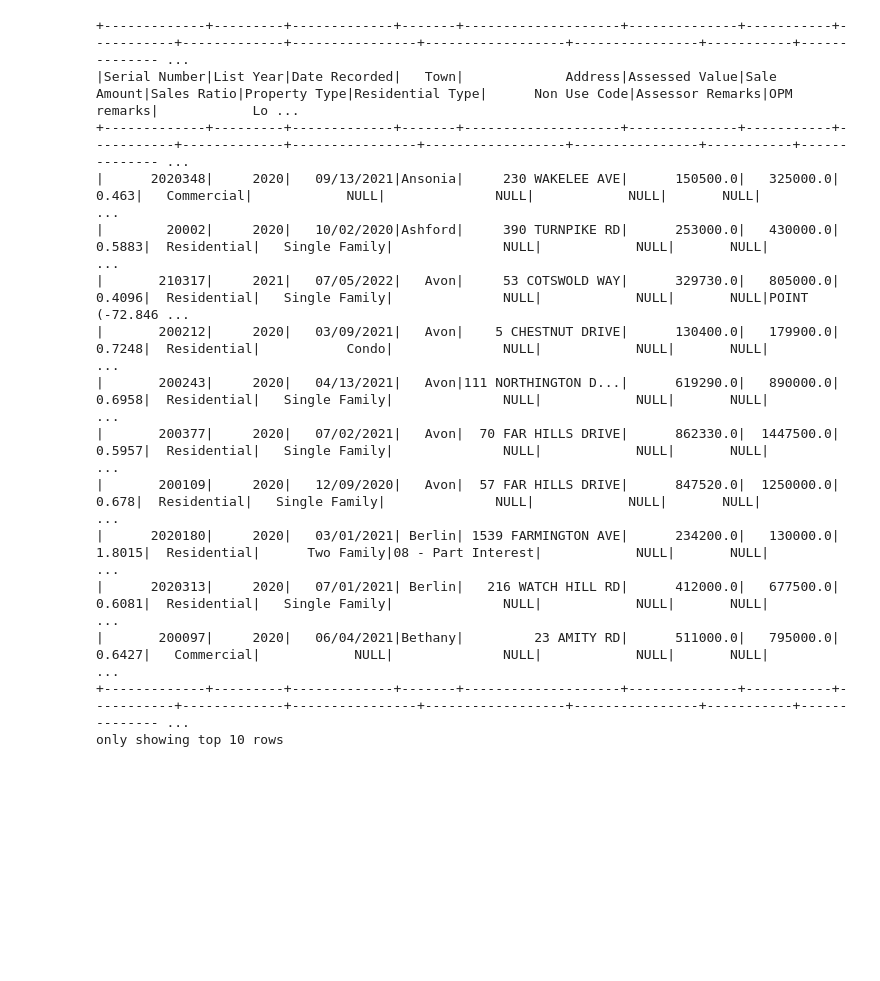
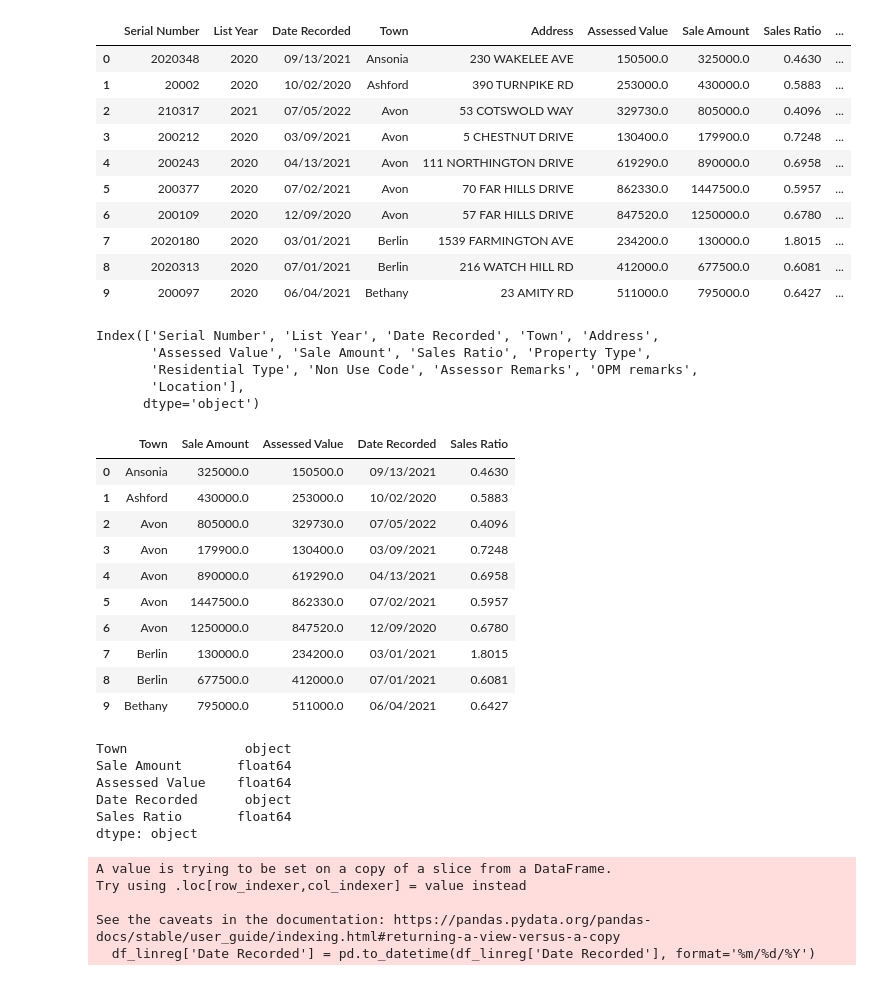
Before and after one commit to lwjiang1015/Project_4_Group_4, a Jupyter notebook: RealEstate_Analysis_colab_OY.ipynb, the cells around one changed output. Drawn from its saved outputs; the diff is of its cells as text; code cells hidden in the pictures; blank space fills up the shorter version.

```diff
--- a/RealEstate_Analysis_colab_OY.ipynb
+++ b/RealEstate_Analysis_colab_OY.ipynb
@@ -38,28 +62,69 @@ from pyspark.sql import SparkSession
 spark = SparkSession.builder.appName("SparkSQL").getOrCreate()
 # %%
  # Read in data from S3 Buckets
-from pyspark import SparkFiles
 url ="https://realestateproj.s3.ap-southeast-2.amazonaws.com/real-estate-sales.csv"
 
 spark.sparkContext.addFile(url)
 
-df = spark.read.csv(SparkFiles.get("real-estate-sales.csv"), header=True, inferSchema=True)
+df_spark = spark.read.csv(SparkFiles.get("real-estate-sales.csv"), header=True, inferSchema=True)
+# https://docs.databricks.com/en/pandas/pyspark-pandas-conversion.html#:~:text=Series%20.-,Convert%20PySpark%20DataFrames%20to%20and%20from%20pandas%20DataFrames,DataFrame%20with%20createDataFrame(pandas_df)%20.
+df = df_spark.select("*").toPandas()
 
 # Show DataFrame
-df.show(10)
+df.head(10)
 # %% [output]
-+-------------+---------+-------------+-------+--------------------+--------------+-----------+-----------+-------------+----------------+------------------+----------------+-----------+-------------- ...
-|Serial Number|List Year|Date Recorded|   Town|             Address|Assessed Value|Sale Amount|Sales Ratio|Property Type|Residential Type|      Non Use Code|Assessor Remarks|OPM remarks|            Lo ...
-+-------------+---------+-------------+-------+--------------------+--------------+-----------+-----------+-------------+----------------+------------------+----------------+-----------+-------------- ...
-|      2020348|     2020|   09/13/2021|Ansonia|     230 WAKELEE AVE|      150500.0|   325000.0|      0.463|   Commercial|            NULL|              NULL|            NULL|       NULL|               ...
-|        20002|     2020|   10/02/2020|Ashford|     390 TURNPIKE RD|      253000.0|   430000.0|     0.5883|  Residential|   Single Family|              NULL|            NULL|       NULL|               ...
-|       210317|     2021|   07/05/2022|   Avon|     53 COTSWOLD WAY|      329730.0|   805000.0|     0.4096|  Residential|   Single Family|              NULL|            NULL|       NULL|POINT (-72.846 ...
-|       200212|     2020|   03/09/2021|   Avon|    5 CHESTNUT DRIVE|      130400.0|   179900.0|     0.7248|  Residential|           Condo|              NULL|            NULL|       NULL|               ...
-|       200243|     2020|   04/13/2021|   Avon|111 NORTHINGTON D...|      619290.0|   890000.0|     0.6958|  Residential|   Single Family|              NULL|            NULL|       NULL|               ...
-|       200377|     2020|   07/02/2021|   Avon|  70 FAR HILLS DRIVE|      862330.0|  1447500.0|     0.5957|  Residential|   Single Family|              NULL|            NULL|       NULL|               ...
-|       200109|     2020|   12/09/2020|   Avon|  57 FAR HILLS DRIVE|      847520.0|  1250000.0|      0.678|  Residential|   Single Family|              NULL|            NULL|       NULL|               ...
-|      2020180|     2020|   03/01/2021| Berlin| 1539 FARMINGTON AVE|      234200.0|   130000.0|     1.8015|  Residential|      Two Family|08 - Part Interest|            NULL|       NULL|               ...
-|      2020313|     2020|   07/01/2021| Berlin|   216 WATCH HILL RD|      412000.0|   677500.0|     0.6081|  Residential|   Single Family|              NULL|            NULL|       NULL|               ...
-|       200097|     2020|   06/04/2021|Bethany|         23 AMITY RD|      511000.0|   795000.0|     0.6427|   Commercial|            NULL|              NULL|            NULL|       NULL|               ...
-+-------------+---------+-------------+-------+--------------------+--------------+-----------+-----------+-------------+----------------+------------------+----------------+-----------+-------------- ...
-only showing top 10 rows
+|  | Serial Number | List Year | Date Recorded | Town | Address | Assessed Value | Sale Amount | Sales Ratio | ... |
+| 0 | 2020348 | 2020 | 09/13/2021 | Ansonia | 230 WAKELEE AVE | 150500.0 | 325000.0 | 0.4630 | ... |
+| 1 | 20002 | 2020 | 10/02/2020 | Ashford | 390 TURNPIKE RD | 253000.0 | 430000.0 | 0.5883 | ... |
+| 2 | 210317 | 2021 | 07/05/2022 | Avon | 53 COTSWOLD WAY | 329730.0 | 805000.0 | 0.4096 | ... |
+| 3 | 200212 | 2020 | 03/09/2021 | Avon | 5 CHESTNUT DRIVE | 130400.0 | 179900.0 | 0.7248 | ... |
+| 4 | 200243 | 2020 | 04/13/2021 | Avon | 111 NORTHINGTON DRIVE | 619290.0 | 890000.0 | 0.6958 | ... |
+| 5 | 200377 | 2020 | 07/02/2021 | Avon | 70 FAR HILLS DRIVE | 862330.0 | 1447500.0 | 0.5957 | ... |
+| 6 | 200109 | 2020 | 12/09/2020 | Avon | 57 FAR HILLS DRIVE | 847520.0 | 1250000.0 | 0.6780 | ... |
+| 7 | 2020180 | 2020 | 03/01/2021 | Berlin | 1539 FARMINGTON AVE | 234200.0 | 130000.0 | 1.8015 | ... |
+| 8 | 2020313 | 2020 | 07/01/2021 | Berlin | 216 WATCH HILL RD | 412000.0 | 677500.0 | 0.6081 | ... |
+| 9 | 200097 | 2020 | 06/04/2021 | Bethany | 23 AMITY RD | 511000.0 | 795000.0 | 0.6427 | ... |
+# %%
+# get column names
+df.columns
+# %% [output]
+Index(['Serial Number', 'List Year', 'Date Recorded', 'Town', 'Address',
+       'Assessed Value', 'Sale Amount', 'Sales Ratio', 'Property Type',
+       'Residential Type', 'Non Use Code', 'Assessor Remarks', 'OPM remarks',
+       'Location'],
+      dtype='object')
+# %%
+# drop columns that are unneeded
+# df_dropped = df.drop(columns=['Serial Number', 'Assessor Remarks', "OPM remarks",'Location','Non Use Code'])
+df_linreg = df[['Town','Sale Amount','Assessed Value','Date Recorded','Sales Ratio']]
+df_linreg.head(10)
+# %% [output]
+|  | Town | Sale Amount | Assessed Value | Date Recorded | Sales Ratio |
+| 0 | Ansonia | 325000.0 | 150500.0 | 09/13/2021 | 0.4630 |
+| 1 | Ashford | 430000.0 | 253000.0 | 10/02/2020 | 0.5883 |
+| 2 | Avon | 805000.0 | 329730.0 | 07/05/2022 | 0.4096 |
+| 3 | Avon | 179900.0 | 130400.0 | 03/09/2021 | 0.7248 |
+| 4 | Avon | 890000.0 | 619290.0 | 04/13/2021 | 0.6958 |
+| 5 | Avon | 1447500.0 | 862330.0 | 07/02/2021 | 0.5957 |
+| 6 | Avon | 1250000.0 | 847520.0 | 12/09/2020 | 0.6780 |
+| 7 | Berlin | 130000.0 | 234200.0 | 03/01/2021 | 1.8015 |
+| 8 | Berlin | 677500.0 | 412000.0 | 07/01/2021 | 0.6081 |
+| 9 | Bethany | 795000.0 | 511000.0 | 06/04/2021 | 0.6427 |
+# %%
+# check data types
+df_linreg.dtypes
+# %% [output]
+Town               object
+Sale Amount       float64
+Assessed Value    float64
+Date Recorded      object
+Sales Ratio       float64
+dtype: object
+# %%
+df_linreg['Date Recorded'] = pd.to_datetime(df_linreg['Date Recorded'], format='%m/%d/%Y')
+# %% [output]
+A value is trying to be set on a copy of a slice from a DataFrame.
+Try using .loc[row_indexer,col_indexer] = value instead
+
+See the caveats in the documentation: https://pandas.pydata.org/pandas-docs/stable/user_guide/indexing.html#returning-a-view-versus-a-copy
+  df_linreg['Date Recorded'] = pd.to_datetime(df_linreg['Date Recorded'], format='%m/%d/%Y')
```
Also changed, not shown: parts of 28 cells of this notebook.
